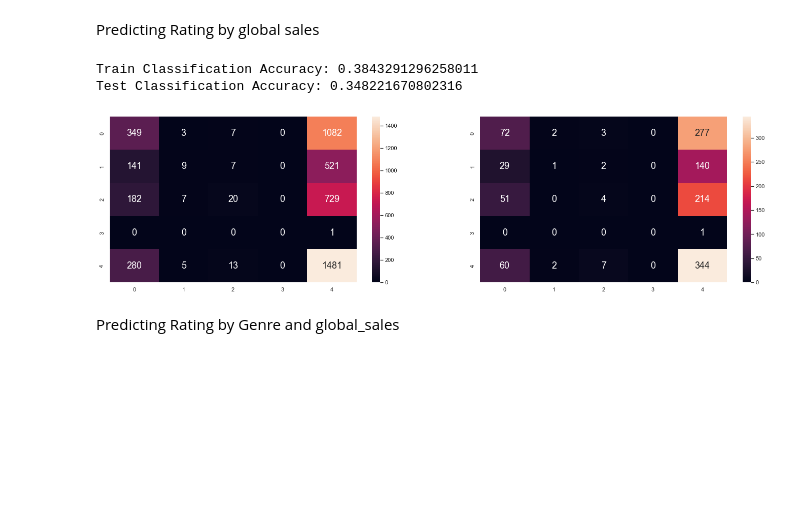
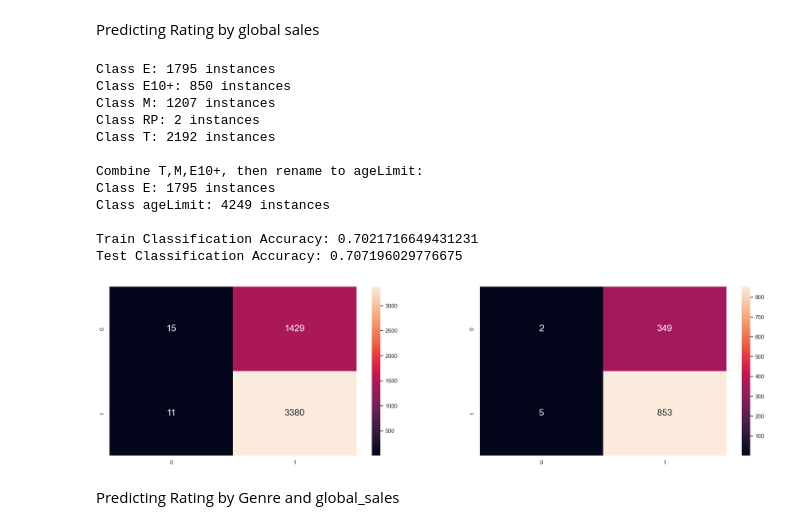
Before and after one commit to jin-qingyang/sc1015_mini_project, a Jupyter notebook: project_version2 3.30.08 PM.ipynb, the cells around one changed output. Saved outputs shown, nothing was run; the diff lists cells and outputs as text; code cells hidden in the pictures; blank space fills up the shorter version.

```diff
--- a/project_version2 3.30.08 PM.ipynb
+++ b/project_version2 3.30.08 PM.ipynb
@@ -424,8 +426,26 @@ Mean Squared Error (MSE)        : 0.10699001256149722
 # %% [markdown]
 Predicting Rating by global sales
 # %%
-ra_train = pd.DataFrame(train['Rating'])
-ra_test = pd.DataFrame(test['Rating'])
+from sklearn.model_selection import train_test_split
+ra = pd.DataFrame(newCleanedData["Rating"])
+
+# get the unique classes and their counts in ra_train
+unique_classes, class_counts = np.unique(ra, return_counts=True)
+# print the class labels and their counts
+for i in range(len(unique_classes)):
+    print("Class {}: {} instances".format(unique_classes[i], class_counts[i]))
+
+withoutRP = newCleanedData[newCleanedData["Rating"] != 'RP']
+ra = pd.DataFrame(withoutRP["Rating"])
+gs = pd.DataFrame(withoutRP["Global_Sales"])
+gegs = pd.DataFrame(withoutRP[["Global_Sales","Genre"]])
+ra_new = pd.DataFrame(np.where(np.isin(ra, ['T', 'M', 'E10+']), 'ageLimit', ra)) # replace 'T', 'M', 'E10+' with 'ageLimit'
+unique_classes, class_counts = np.unique(ra_new, return_counts=True)
+print("")
+print("Combine T,M,E10+, then rename to ageLimit:")
+for i in range(len(unique_classes)):
+    print("Class {}: {} instances".format(unique_classes[i], class_counts[i]))
+gs_train, gs_test, ra_train, ra_test = train_test_split(gs, ra_new, test_size=0.2)
 # Import Decision Tree Classifier model from Scikit-Learn
 from sklearn.tree import DecisionTreeClassifier
 
@@ -434,37 +454,47 @@ from sklearn.tree import DecisionTreeClassifier
 dectree2 = DecisionTreeClassifier(max_depth = 8)
 
 # Train the Decision Tree Classifier model
 
 dectree2.fit(gs_train,ra_train)
 
 
 
 from sklearn.tree import export_graphviz
 dot_data2 = export_graphviz(dectree2, out_file=None,
                                 feature_names = gs_train.columns,
                                 filled=True,
                                class_names=['E', 'M', 'T', 'E10+', 'AO', 'K-A', 'RP'])
 
 
 import graphviz
 graphviz.Source(dot_data2)
 
 train_pred2 = dectree2.predict(gs_train)
 test_pred2 = dectree2.predict(gs_test)
-
+print("")
 print("Train Classification Accuracy:",dectree2.score(gs_train,ra_train))
 print("Test Classification Accuracy:",dectree2.score(gs_test,ra_test))
 from sklearn.metrics import confusion_matrix
 f, axes = plt.subplots(1, 2, figsize=(24, 6))
 train_m = confusion_matrix(ra_train,train_pred2)
 test_m = confusion_matrix(ra_test,test_pred2)
 sb.heatmap(train_m,annot = True, fmt=".0f", annot_kws={"size": 18},ax = axes[0])
 sb.heatmap(test_m,annot = True, fmt=".0f", annot_kws={"size": 18},ax = axes[1])
 plt.show()
 # %% [output]
-Train Classification Accuracy: 0.3843291296258011
-Test Classification Accuracy: 0.348221670802316
+Class E: 1795 instances
+Class E10+: 850 instances
+Class M: 1207 instances
+Class RP: 2 instances
+Class T: 2192 instances
+
+Combine T,M,E10+, then rename to ageLimit:
+Class E: 1795 instances
+Class ageLimit: 4249 instances
+
+Train Classification Accuracy: 0.7021716649431231
+Test Classification Accuracy: 0.707196029776675
-[figure, old version]
+[figure, new version]
 # %% [markdown]
 Predicting Rating by Genre and global_sales
 # %%
```
Also changed, not shown: parts of 70 cells of this notebook.
